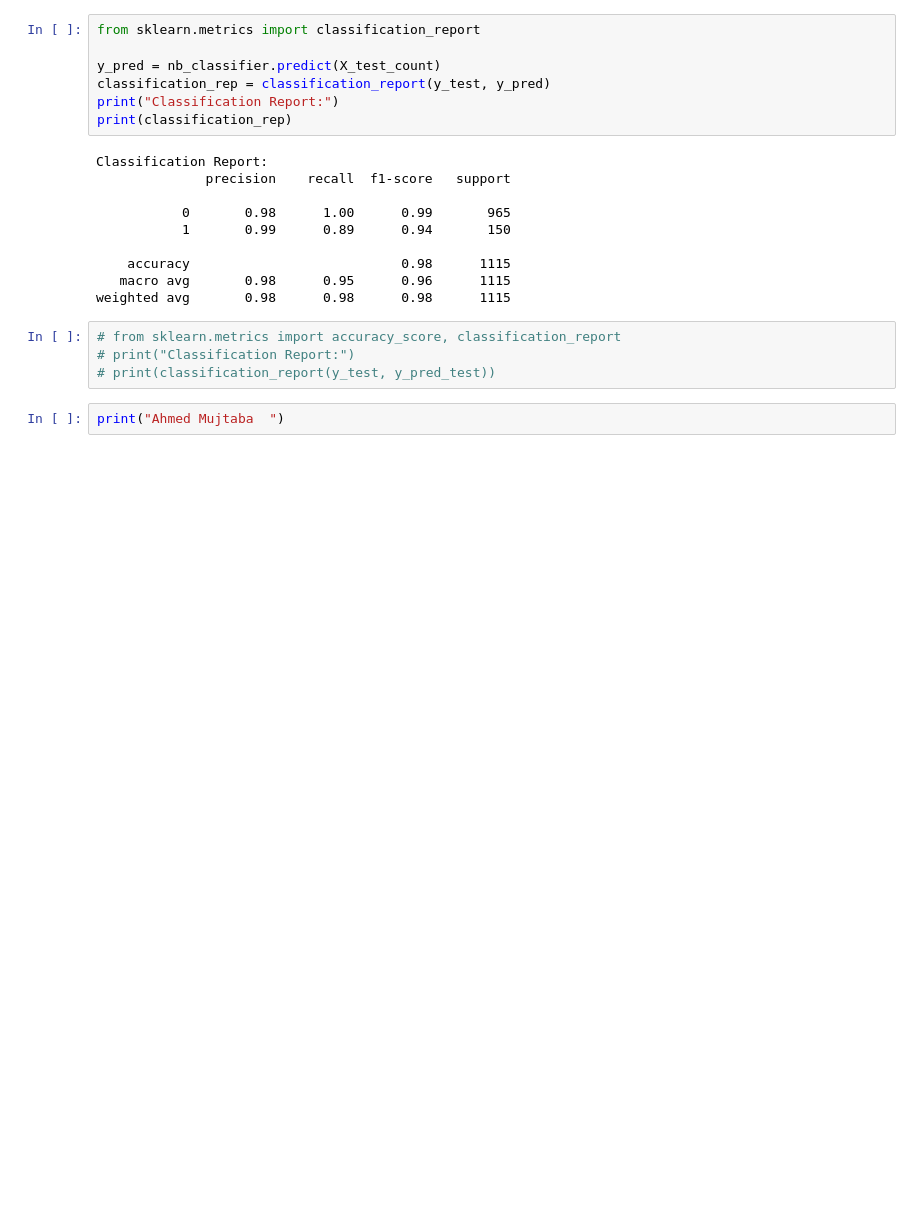
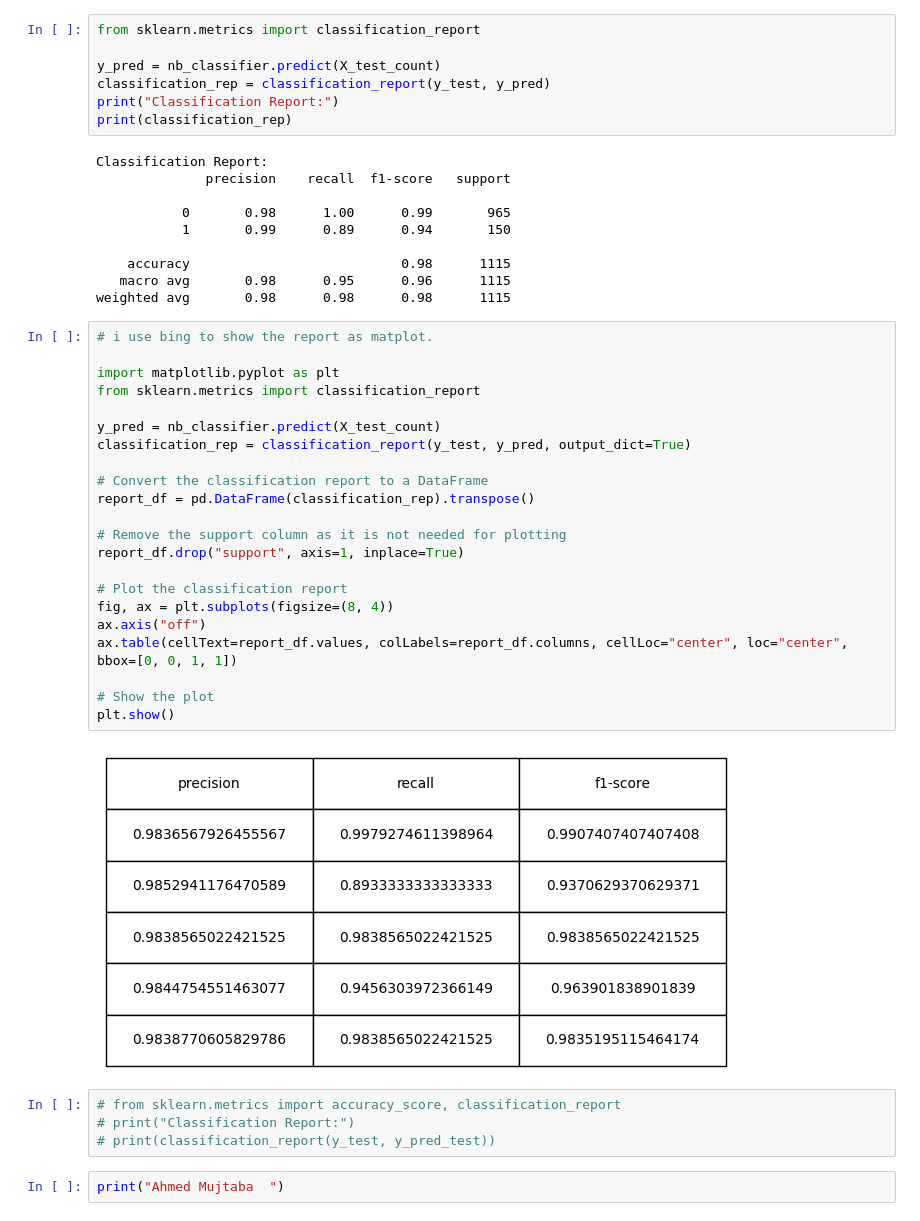
Before and after one commit to ahmedmujtaba99/AI_LAB, a Jupyter notebook: ahmed_mujtaba_sms_spam.ipynb, the cells around one changed output. Saved outputs shown, nothing was run; the diff lists cells and outputs as text; blank space fills up the shorter version.

```diff
--- a/ahmed_mujtaba_sms_spam.ipynb
+++ b/ahmed_mujtaba_sms_spam.ipynb
@@ -419,6 +419,30 @@ Classification Report:
     accuracy                           0.98      1115
    macro avg       0.98      0.95      0.96      1115
 weighted avg       0.98      0.98      0.98      1115
+# %%
+# i use bing to show the report as matplot.
+
+import matplotlib.pyplot as plt
+from sklearn.metrics import classification_report
+
+y_pred = nb_classifier.predict(X_test_count)
+classification_rep = classification_report(y_test, y_pred, output_dict=True)
+
+# Convert the classification report to a DataFrame
+report_df = pd.DataFrame(classification_rep).transpose()
+
+# Remove the support column as it is not needed for plotting
+report_df.drop("support", axis=1, inplace=True)
+
+# Plot the classification report
+fig, ax = plt.subplots(figsize=(8, 4))
+ax.axis("off")
+ax.table(cellText=report_df.values, colLabels=report_df.columns, cellLoc="center", loc="center", bbox=[0, 0, 1, 1])
+
+# Show the plot
+plt.show()
+# %% [output]
+[figure, added]
 # %%
 # from sklearn.metrics import accuracy_score, classification_report
 # print("Classification Report:")
```
